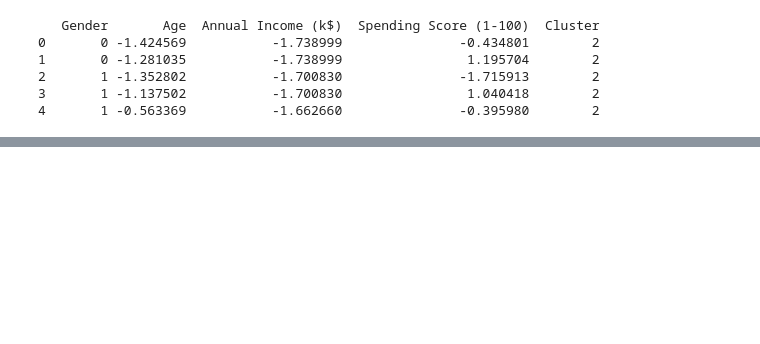
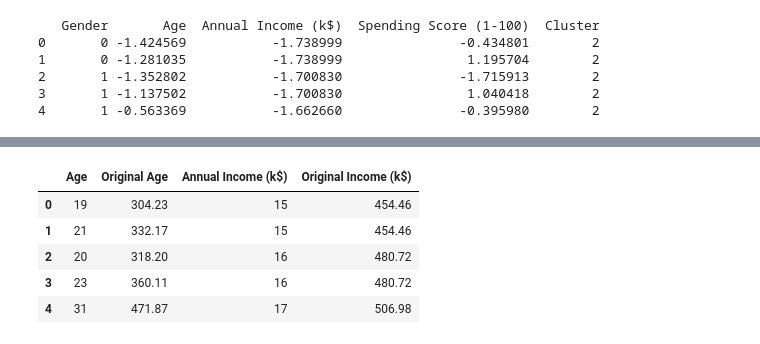
Before and after one commit to APape95/Customer-Segmentation-and-Recommendation-System, a Jupyter notebook: Customer Segmentation and Recommendation System.ipynb, the cells around one changed output, grey strips where cells are left out. Saved outputs shown, nothing was run; the diff lists cells and outputs as text; code cells hidden in the pictures; blank space fills up the shorter version.

```diff
--- a/Customer Segmentation and Recommendation System.ipynb
+++ b/Customer Segmentation and Recommendation System.ipynb
@@ -255,3 +301,23 @@ print(customer_data_scaled[['Cluster', 'Cluster Label']].head())
+# %%
+# Assuming these were the original means and standard deviations
+mean_age = 38.8
+std_age = 13.97
+mean_income = 60.56  # in thousands
+std_income = 26.26  # in thousands
+
+# Reverse the standardisation
+customer_data['Original Age'] = (customer_data['Age'] * std_age) + mean_age
+customer_data['Original Income (k$)'] = (customer_data['Annual Income (k$)'] * std_income) + mean_income
+
+# Display the updated data
+customer_data[['Age', 'Original Age', 'Annual Income (k$)', 'Original Income (k$)']].head()
+# %% [output]
+|  | Age | Original Age | Annual Income (k$) | Original Income (k$) |
+| 0 | 19 | 304.23 | 15 | 454.46 |
+| 1 | 21 | 332.17 | 15 | 454.46 |
+| 2 | 20 | 318.20 | 16 | 480.72 |
+| 3 | 23 | 360.11 | 16 | 480.72 |
+| 4 | 31 | 471.87 | 17 | 506.98 |
 # %%
 # Export the data to a CSV file for dashboard creation in Tableau or Power BI
 customer_data_scaled.to_csv('customer_segments.csv', index=False)
```
Also changed, not shown: parts of 16 cells of this notebook, 1 other file.
